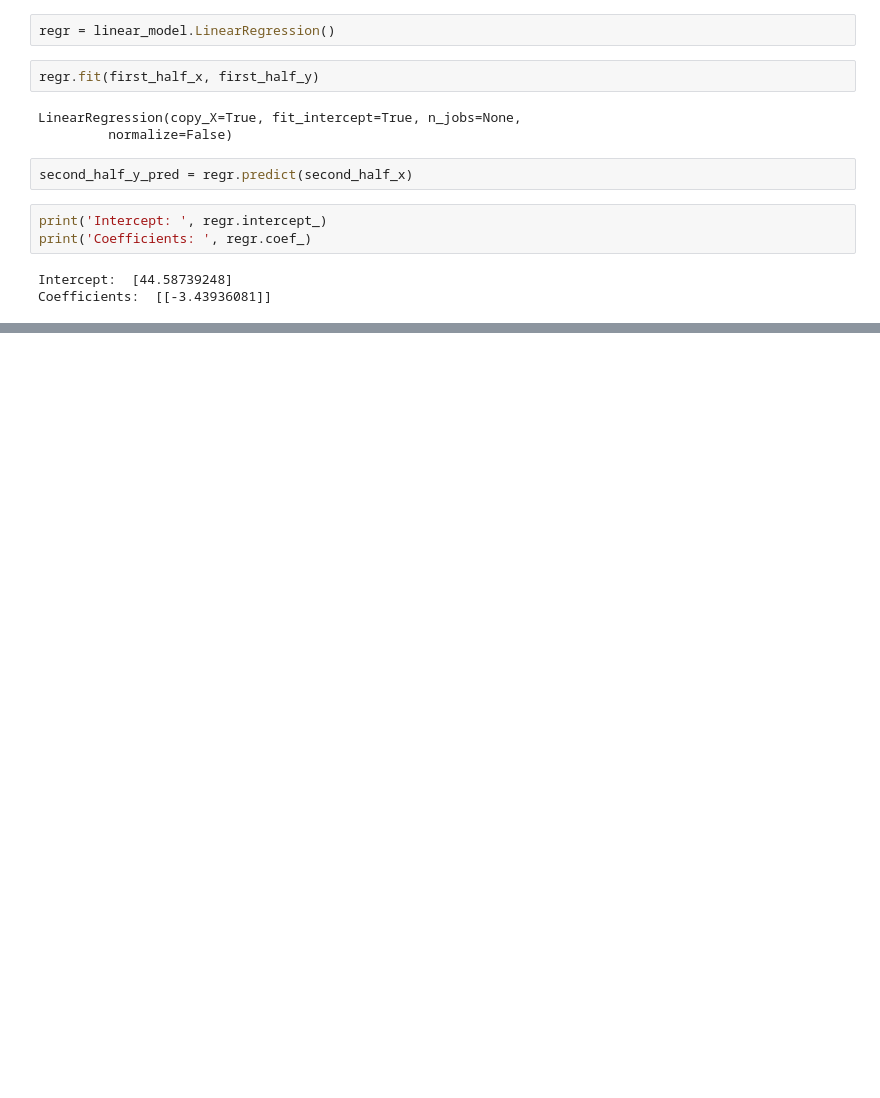
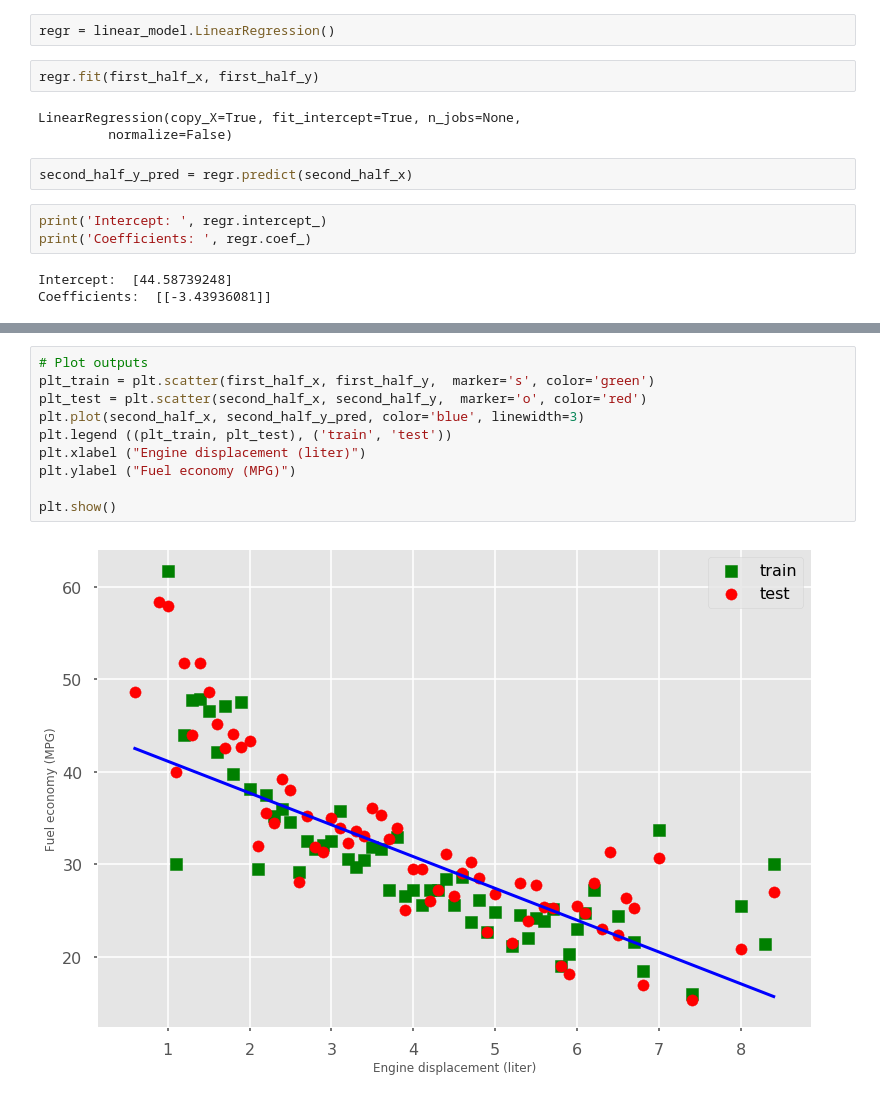
Before and after one commit to bmoretz/Python-Machine-Learning, a Jupyter notebook: Vehicles_Linear Regression.ipynb, the cells around one changed output, grey strips where cells are left out. Cells and saved outputs as stored; diff of their text form; blank space fills up the shorter version.

Commit message:
fuel efficiency linear regression & cross validation
fuel efficiency linear regression & cross validation

```diff
--- a/Vehicles.ipynb
+++ b/Vehicles_Linear Regression.ipynb
@@ -370,0 +383,12 @@ Coefficients:  [[-3.43936081]]
+# %%
+# Plot outputs
+plt_train = plt.scatter(first_half_x, first_half_y,  marker='s', color='green')
+plt_test = plt.scatter(second_half_x, second_half_y,  marker='o', color='red')
+plt.plot(second_half_x, second_half_y_pred, color='blue', linewidth=3)
+plt.legend ((plt_train, plt_test), ('train', 'test'))
+plt.xlabel ("Engine displacement (liter)")
+plt.ylabel ("Fuel economy (MPG)")
+
+plt.show()
+# %% [output]
+[figure, added]
```
Also changed, not shown: parts of 4 cells of this notebook, 1 other file.
